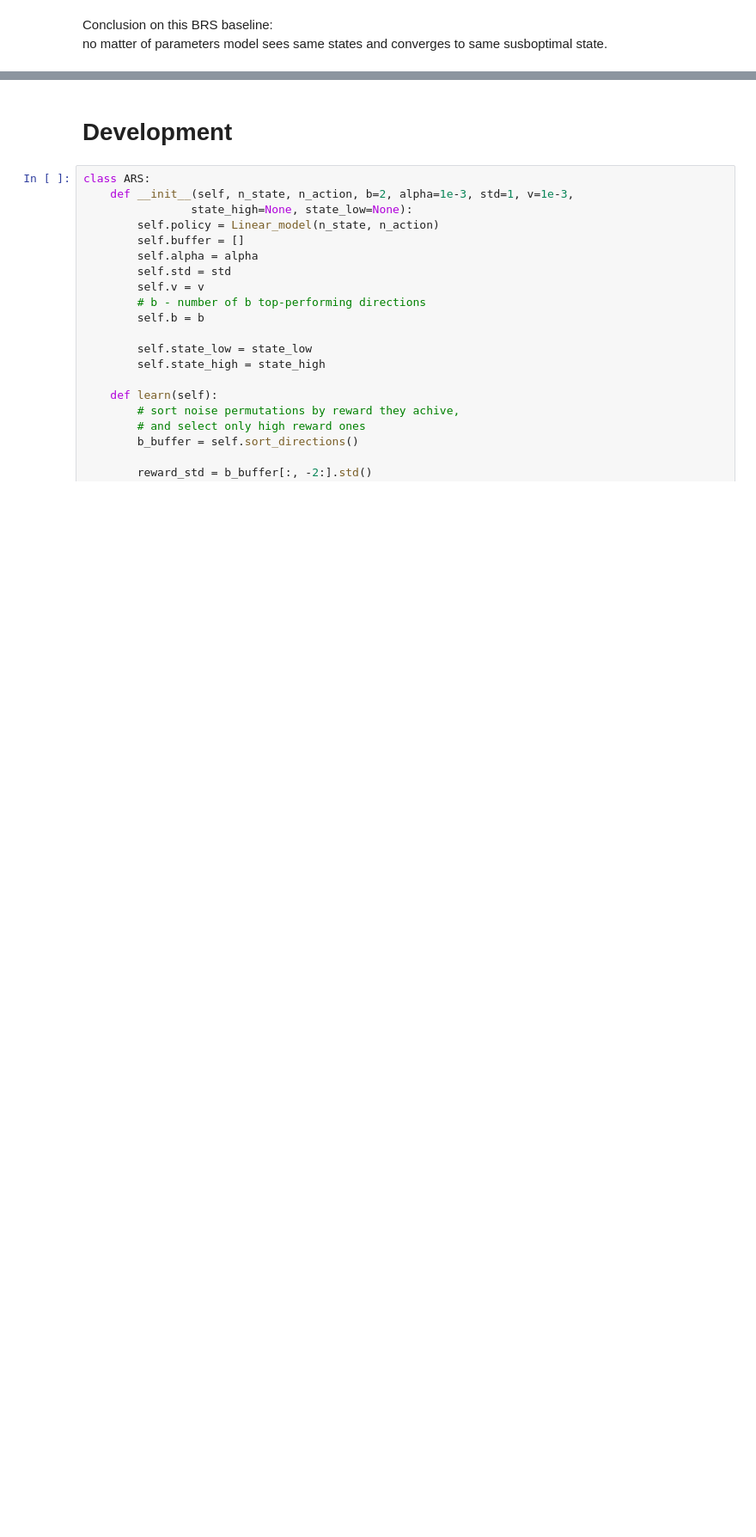
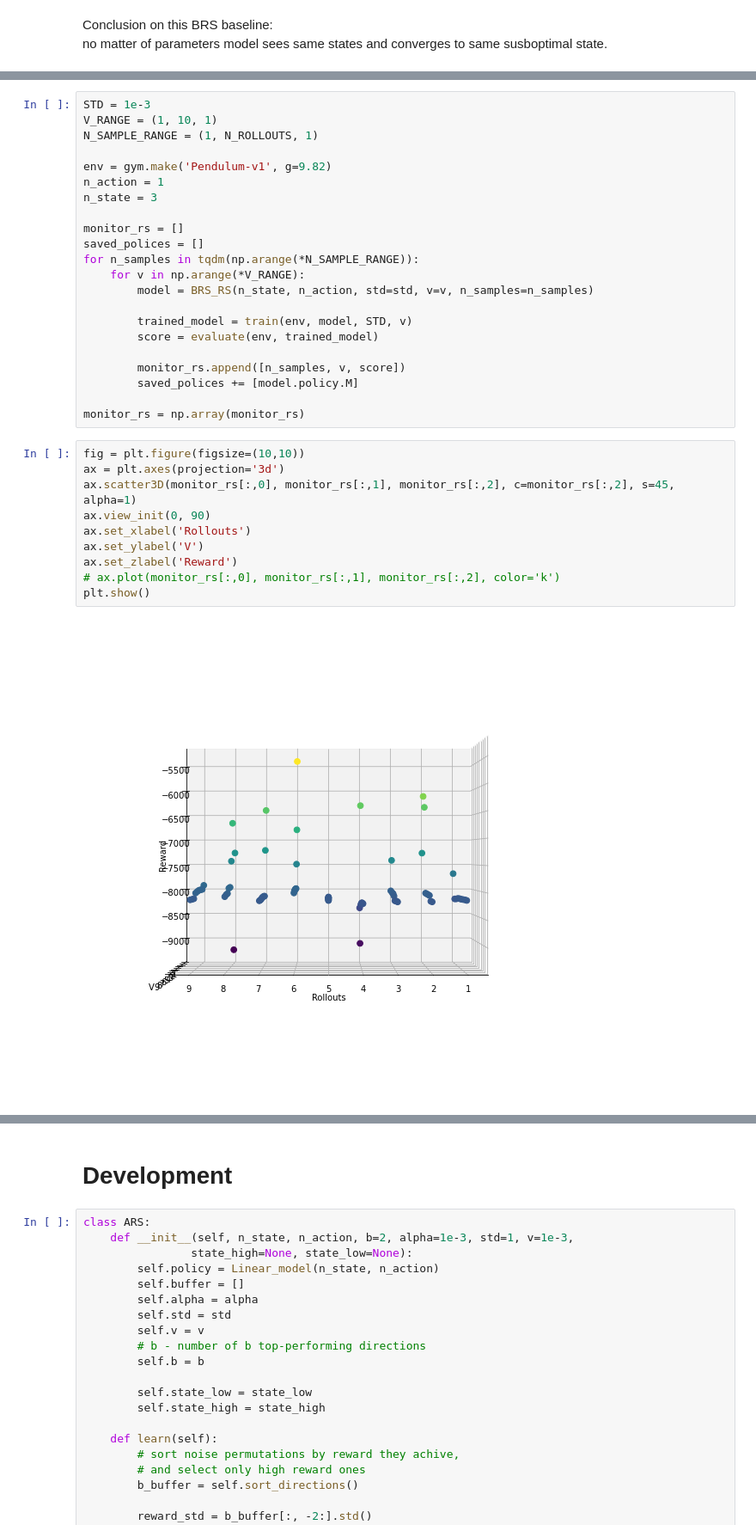
Before and after one commit to ivanvoid/ARS_RL, a Jupyter notebook: ARS.ipynb, the cells around one changed output, grey strips where cells are left out. Shown at 86% size. Cells and saved outputs as stored; diff of their text form; blank space fills up the shorter version.

```diff
--- a/ARS.ipynb
+++ b/ARS.ipynb
@@ -266,0 +331,34 @@ no matter of parameters model sees same states and converges to same susboptimal
+# %%
+STD = 1e-3
+V_RANGE = (1, 10, 1)
+N_SAMPLE_RANGE = (1, N_ROLLOUTS, 1)
+
+env = gym.make('Pendulum-v1', g=9.82)
+n_action = 1
+n_state = 3
+
+monitor_rs = []
+saved_polices = []
+for n_samples in tqdm(np.arange(*N_SAMPLE_RANGE)):
+    for v in np.arange(*V_RANGE):
+        model = BRS_RS(n_state, n_action, std=std, v=v, n_samples=n_samples)
+
+        trained_model = train(env, model, STD, v)
+        score = evaluate(env, trained_model)
+
+        monitor_rs.append([n_samples, v, score])
+        saved_polices += [model.policy.M]
+
+monitor_rs = np.array(monitor_rs)
+# %%
+fig = plt.figure(figsize=(10,10))
+ax = plt.axes(projection='3d')
+ax.scatter3D(monitor_rs[:,0], monitor_rs[:,1], monitor_rs[:,2], c=monitor_rs[:,2], s=45, alpha=1)
+ax.view_init(0, 90)
+ax.set_xlabel('Rollouts')
+ax.set_ylabel('V')
+ax.set_zlabel('Reward')
+# ax.plot(monitor_rs[:,0], monitor_rs[:,1], monitor_rs[:,2], color='k')
+plt.show()
+# %% [output]
+[figure, added]
```
Also changed, not shown: parts of 15 cells of this notebook.
